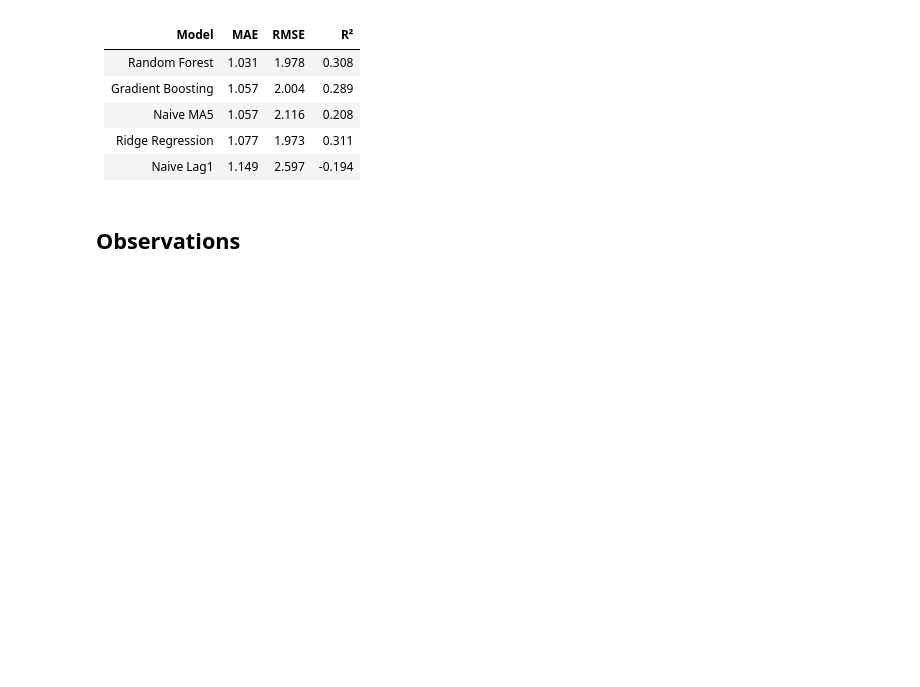
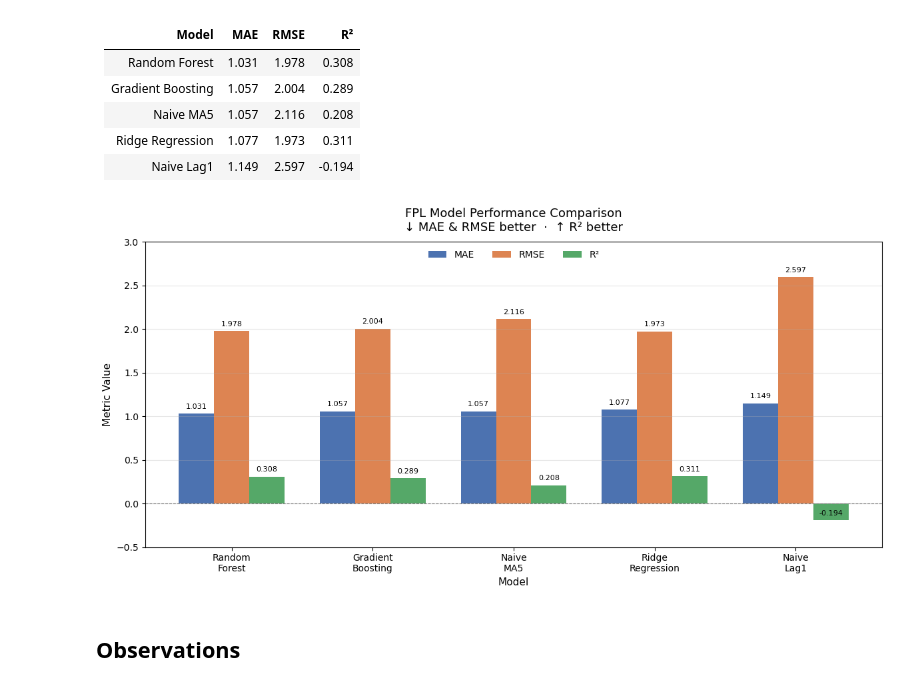
Before and after one commit to sarjit304/fpl-points-predictor, a Jupyter notebook: notebooks/evaluation.ipynb, the cells around one changed output. Saved outputs shown, nothing was run; the diff lists cells and outputs as text; code cells hidden in the pictures; blank space fills up the shorter version.

```diff
--- a/notebooks/evaluation.ipynb
+++ b/notebooks/evaluation.ipynb
@@ -136,6 +136,51 @@ Five models were evaluated on Gameweeks 6–26 of the 2025-26 FPL season (16,187
 | Naive MA5         | 1.057 | 2.116 | 0.208  |
 | Ridge Regression  | 1.077 | 1.973 | 0.311  |
 | Naive Lag1        | 1.149 | 2.597 | -0.194 |
+# %%
+metrics_df = pd.DataFrame(metrics).T
+metrics_df = metrics_df.sort_values('mae')
+print("Model Performance (sorted by MAE):")
+print(metrics_df.to_string())
+
+models = [m.replace('_', '\n') for m in metrics_df.index]
+mae  = metrics_df['mae'].tolist()
+rmse = metrics_df['rmse'].tolist()
+r2   = metrics_df['r2'].tolist()
+
+x = np.arange(len(models))
+width = 0.25
+
+fig, ax = plt.subplots(figsize=(12, 6))
+
+bars1 = ax.bar(x - width, mae,  width, label="MAE",  color="#4C72B0")
+bars2 = ax.bar(x,         rmse, width, label="RMSE", color="#DD8452")
+bars3 = ax.bar(x + width, r2,   width, label="R²",   color="#55A868")
+
+for bars in [bars1, bars2, bars3]:
+    for bar in bars:
+        height = bar.get_height()
+        ax.annotate(f"{height:.3f}",
+                    xy=(bar.get_x() + bar.get_width() / 2, height),
+                    xytext=(0, 4), textcoords="offset points",
+                    ha="center", va="bottom", fontsize=8)
+
+ax.set_title("FPL Model Performance Comparison\n↓ MAE & RMSE better  ·  ↑ R² better",
+             fontsize=13, pad=12)
+ax.set_xlabel("Model", fontsize=11)
+ax.set_ylabel("Metric Value", fontsize=11)
+ax.set_xticks(x)
+ax.set_xticklabels(models, fontsize=10)
+ax.set_ylim(-0.5, 3.0)
+ax.axhline(0, color="grey", linewidth=0.8, linestyle="--")
+ax.legend(loc="upper center", bbox_to_anchor=(0.5, 1.0),
+          ncol=3, frameon=False, fontsize=10)
+ax.grid(axis="y", alpha=0.3)
+
+plt.tight_layout()
+plt.savefig("model_metrics.png", dpi=150)
+plt.show()
+# %% [output]
+[figure, added]
 # %% [markdown]
 ## Observations
 # %% [markdown]
```
Also changed, not shown: parts of 7 cells of this notebook, 2 other files.
